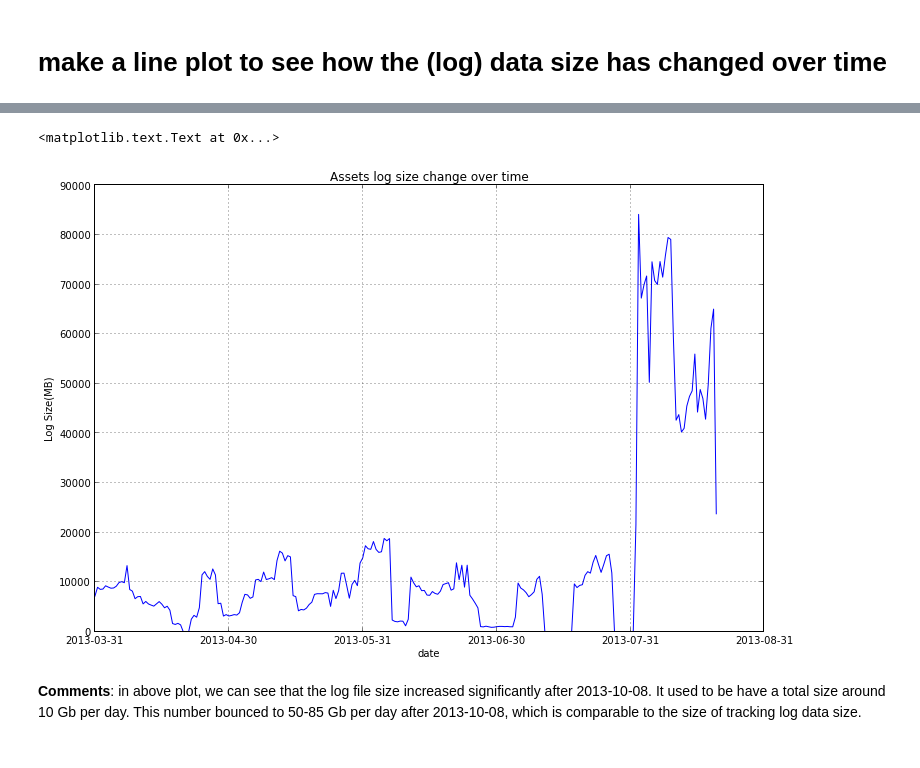
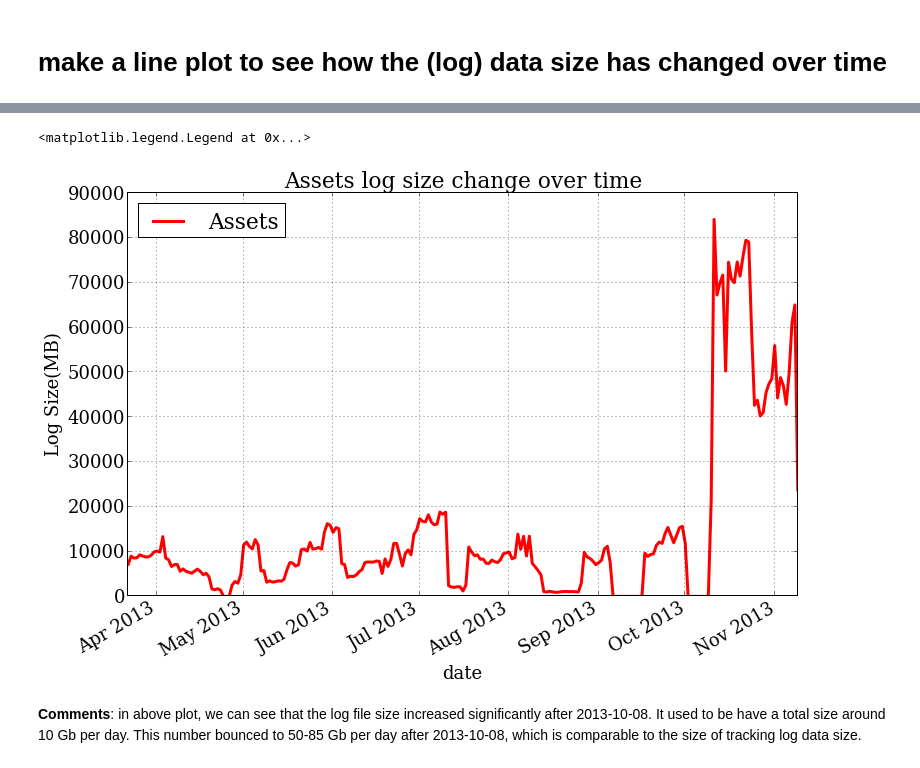
Before and after one commit to wuzhigang05/ipythonNotebooks, a Jupyter notebook: logFileSizePlot.ipynb, the cells around one changed output, grey strips where cells are left out. Saved outputs shown, nothing was run; the diff lists cells and outputs as text; code cells hidden in the pictures.

Commit message:
updated the plot

```diff
--- a/logFileSizePlot.ipynb
+++ b/logFileSizePlot.ipynb
@@ -51,0 +64,3 @@ Length: 233, dtype: float64
+# %%
+totalSizePerDaySeries = pd.Series(totalSizePerDayDf.tolist(), index=pd.tseries.index.DatetimeIndex(totalSizePerDayDf.index))
+totalSizePerDaySeries
@@ -52,10 +85,13 @@ Length: 233, dtype: float64
 # %%
-fig, ax = plt.subplots(figsize=(1, 8))
-totalSizePerDayDf.plot()
+matplotlib.rcParams.update({'font.size': 18, 'font.family': 'serif'})
+fig, ax = plt.subplots(figsize=(12, 8))
+
+totalSizePerDaySeries.plot(style='r-', lw=3, label='Assets', x_compat=True)
 ax.set_title("Assets log size change over time")
-ax.set_xticklabels(pd.Index([i.strftime('%Y-%m-%d') for i in pd.date_range('2013-03-22', '2013-11-18', freq='M')]))
+#ax.set_xticklabels(pd.Index([i.strftime('%Y-%m-%d') for i in pd.date_range('2013-03-22', '2013-11-18', freq='M')]))
 ax.set_ylabel("Log Size(MB)")
 ax.set_xlabel("date")
+ax.legend(loc=2)
 # %% [output]
-<matplotlib.text.Text at 0x...>
+<matplotlib.legend.Legend at 0x...>
-[figure, old version]
+[figure, new version]
```
Also changed, not shown: parts of 6 cells of this notebook.
